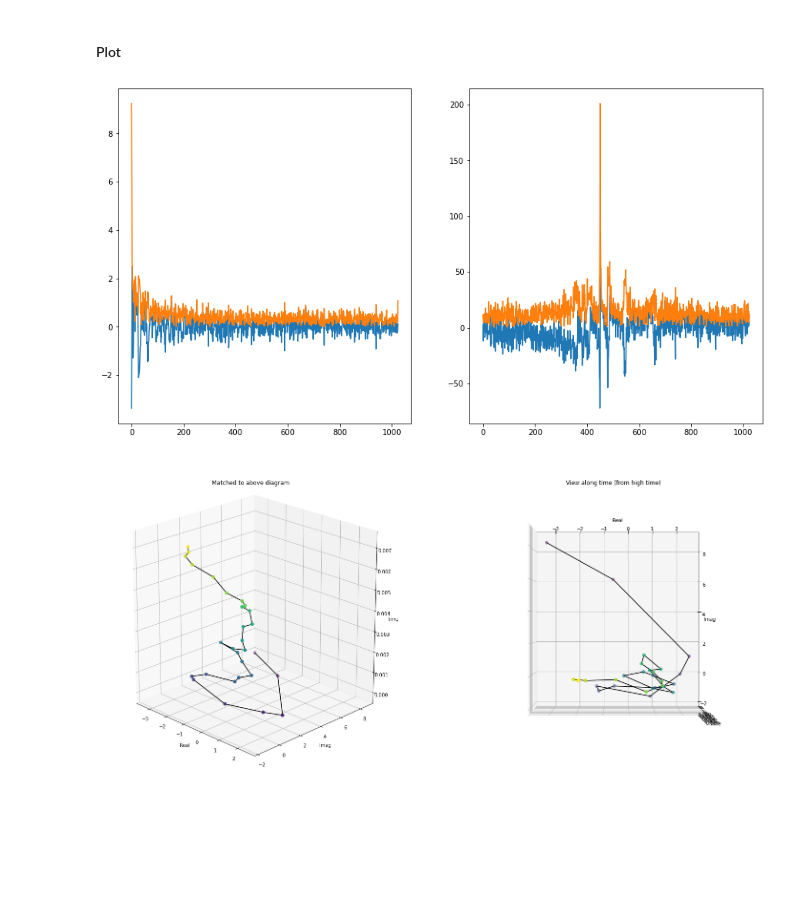
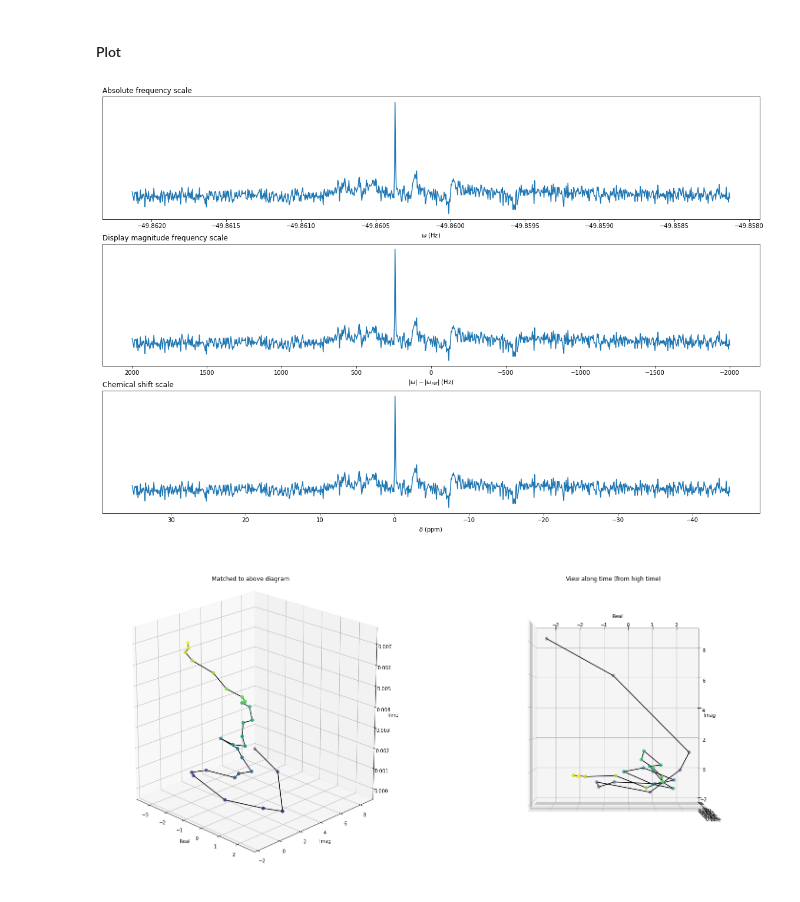
Before and after one commit to wtclarke/mrs_nifti_standard, a Jupyter notebook: manual_csi_conversion.ipynb, the cells around one changed output. Cells and saved outputs as stored; diff of their text form; code cells hidden in the pictures; blank space fills up the shorter version.

```diff
--- a/manual_csi_conversion.ipynb
+++ b/manual_csi_conversion.ipynb
@@ -42,24 +42,45 @@ Data orientation affine is
  [   0.            0.            0.            1.        ]]
 # %% [markdown]
 #### Plot
-# %%
-f, (ax1, ax2) = plt.subplots(1,2,figsize=(15,8))
-test_FID = specDataCmplx[7,7,10,:]
-ax1.plot(np.real(test_FID))
-# ax1.plot(np.imag(specDataCmplx[7,7,6,:]))
-ax1.plot(np.abs(test_FID))
-
-def spec_fft(x):
-    x[0] *= 0.5;
-    spec = np.fft.fftshift(np.fft.fft(x))
-    x[0] *= 2;
-    return spec
-
-ax2.plot(np.real(spec_fft(test_FID)))
-ax2.plot(np.abs(spec_fft(test_FID)))
-plt.show()
-# %% [output]
-[figure, removed]
+# %%
+test_FID = specDataCmplx[7,7,10,:]
+
+# Make absolute frequency scale (remember the -ve sign in omega=-gamma.B0)
+spectral_width_hz = 1/meta['Dwelltime']
+transmitter_frequency_mhz = meta['ImagingFrequency']
+
+npoints = test_FID.shape[0]
+frequency_axis = np.linspace(-spectral_width_hz/2,spectral_width_hz/2,npoints)
+abs_freq_axis = -transmitter_frequency_mhz + frequency_axis/1E6
+# Display frequency axis
+frequency_axis *= -1
+# Chemical shift axis (shifted to TMS)
+c_shift_axis = -4.9+frequency_axis/transmitter_frequency_mhz
+
+
+spec_fft = np.fft.fftshift(np.fft.fft(test_FID*np.exp(-1j*np.pi/2)))
+
+fig,(ax1,ax2,ax3) = plt.subplots(3,1,figsize=(20,13))
+ax1.plot(abs_freq_axis,np.real(spec_fft))
+ax1.set_yticks([])
+ax1.set_xlabel('$\omega$ (Hz)')
+ax1.set_title('Absolute frequency scale',loc='left')
+
+ax2.plot(frequency_axis,np.real(spec_fft))
+ax2.set_yticks([])
+ax2.invert_xaxis()
+ax2.set_xlabel('$|\omega|-|\omega_{ref}|$ (Hz)')
+ax2.set_title('Display magnitude frequency scale',loc='left')
+
+ax3.plot(c_shift_axis,np.real(spec_fft))
+ax3.set_yticks([])
+ax3.invert_xaxis()
+ax3.set_xlabel('$\delta$ (ppm)')
+ax3.set_title('Chemical shift scale',loc='left')
+
+plt.show()
+# %% [output]
+[figure, added]
 # %%
 time_axis = dwelltime*np.arange(0,test_FID.size)
 fig = plt.figure(figsize=(25,12.5))
```
Also changed, not shown: parts of 13 cells of this notebook, 22 other files.
